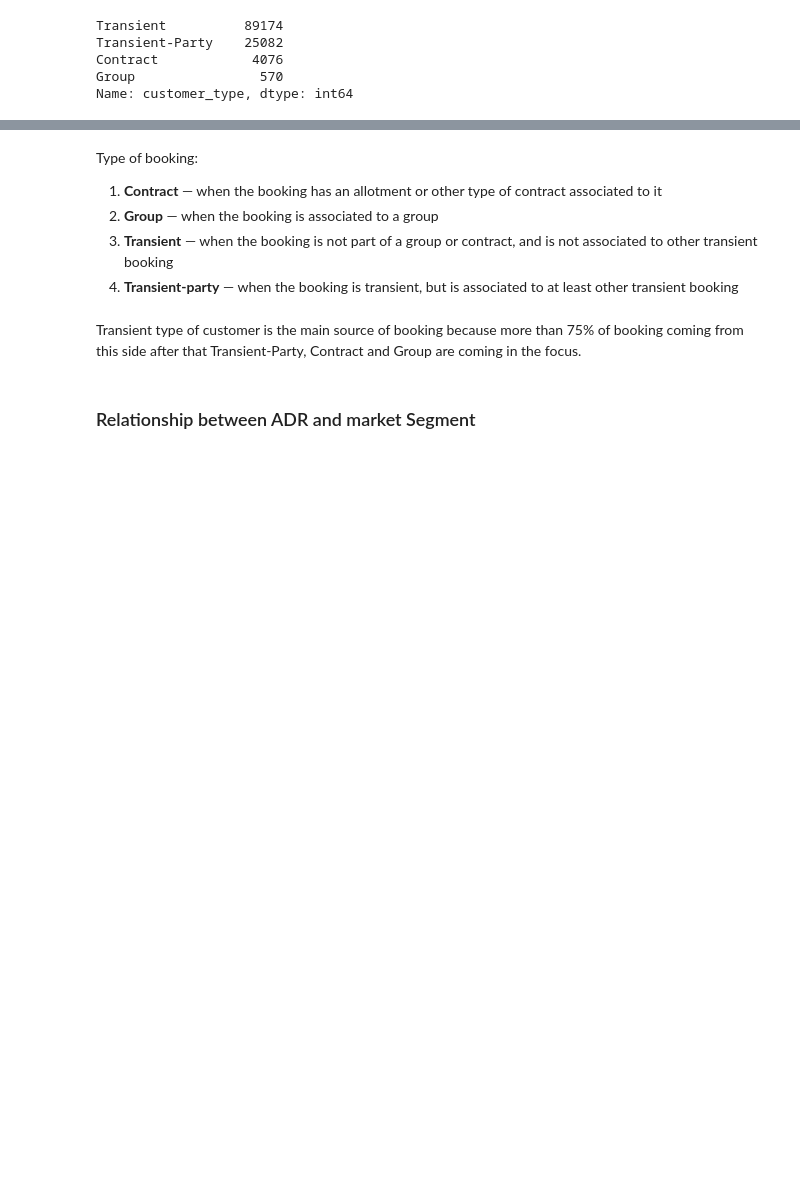
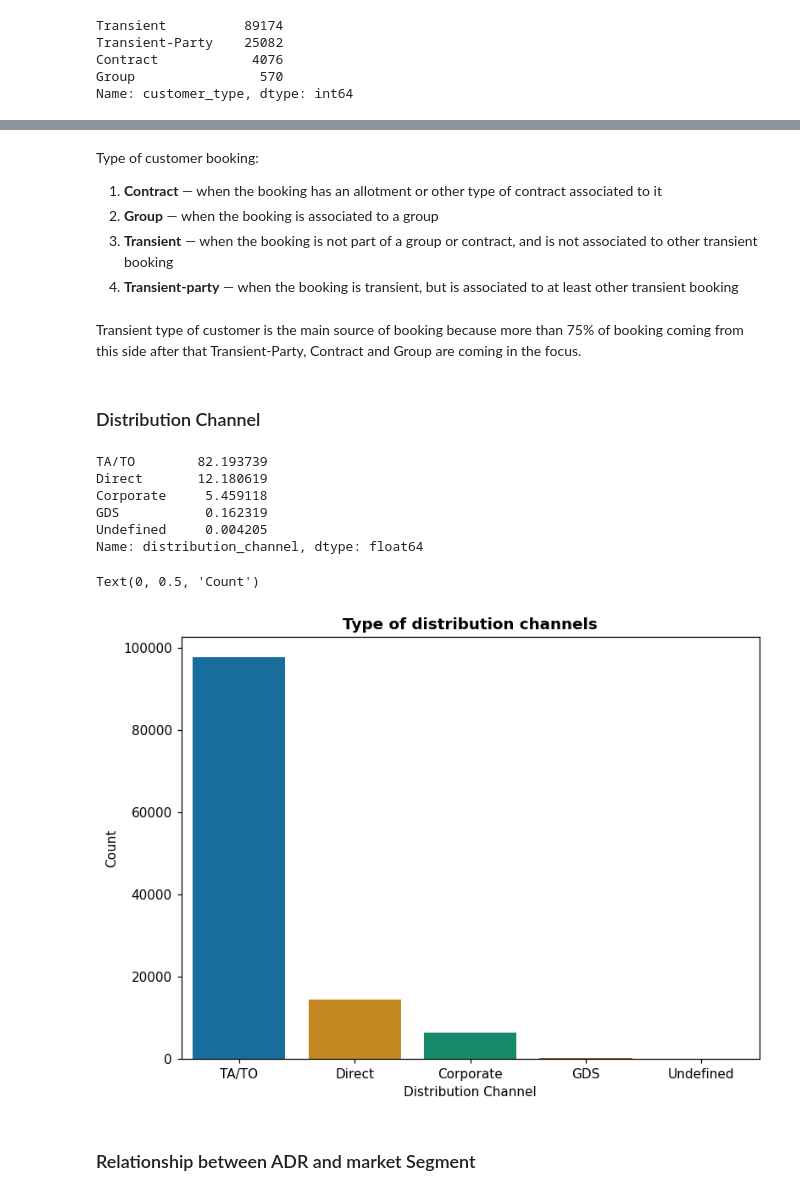
Before and after one commit to KK-Niraj/Hotel-Booking-Analysis, a Jupyter notebook: Hotel_Booking_Analysis_Capstone_Project.ipynb, the cells around one changed output, grey strips where cells are left out. Cells and saved outputs as stored; diff of their text form; code cells hidden in the pictures; blank space fills up the shorter version.

```diff
--- a/Hotel_Booking_Analysis_Capstone_Project.ipynb
+++ b/Hotel_Booking_Analysis_Capstone_Project.ipynb
@@ -866,5 +886,5 @@ Text(0.5, 1.0, 'Customer type')
 # %% [markdown]
-Type of booking:
+Type of customer booking:
 
 1.   **Contract** — when the booking has an allotment or other type of contract associated to it
 2.   **Group** — when the booking is associated to a group
@@ -872,6 +892,28 @@ Type of booking:
 4.   **Transient-party** — when the booking is transient, but is associated to at least other transient booking
 # %% [markdown]
 Transient type of customer is the main source of booking because more than 75% of booking coming from this side after that Transient-Party, Contract and Group are coming in the focus.
+# %% [markdown]
+### Distribution Channel
+# %%
+# Percentage distribution of Distribution Channel
+df['distribution_channel'].value_counts(normalize = True) * 100
+# %% [output]
+TA/TO        82.193739
+Direct       12.180619
+Corporate     5.459118
+GDS           0.162319
+Undefined     0.004205
+Name: distribution_channel, dtype: float64
+# %%
+# Plotting the graph showing the type of Distribution Channel used by customer
+plt.figure(figsize = (8,6), dpi=110)
+sns.countplot(x = 'distribution_channel', data = df, order = df['distribution_channel'].value_counts().index, palette='colorblind')
+plt.title('Type of distribution channels', weight='bold')
+plt.xlabel('Distribution Channel')
+plt.ylabel('Count')
+# %% [output]
+Text(0, 0.5, 'Count')
+[figure, added]
 # %% [markdown]
 ### Relationship between ADR and market Segment
 # %%
```
Also changed, not shown: parts of 13 cells of this notebook.
